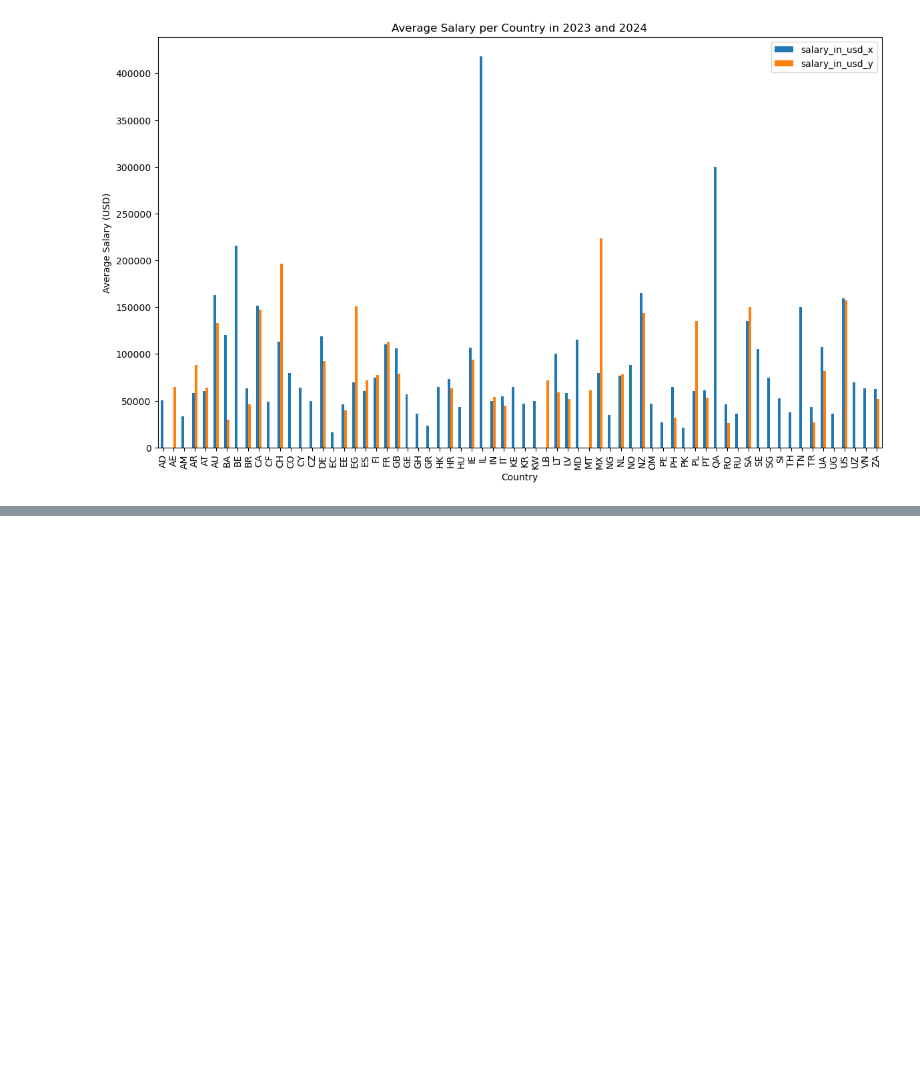
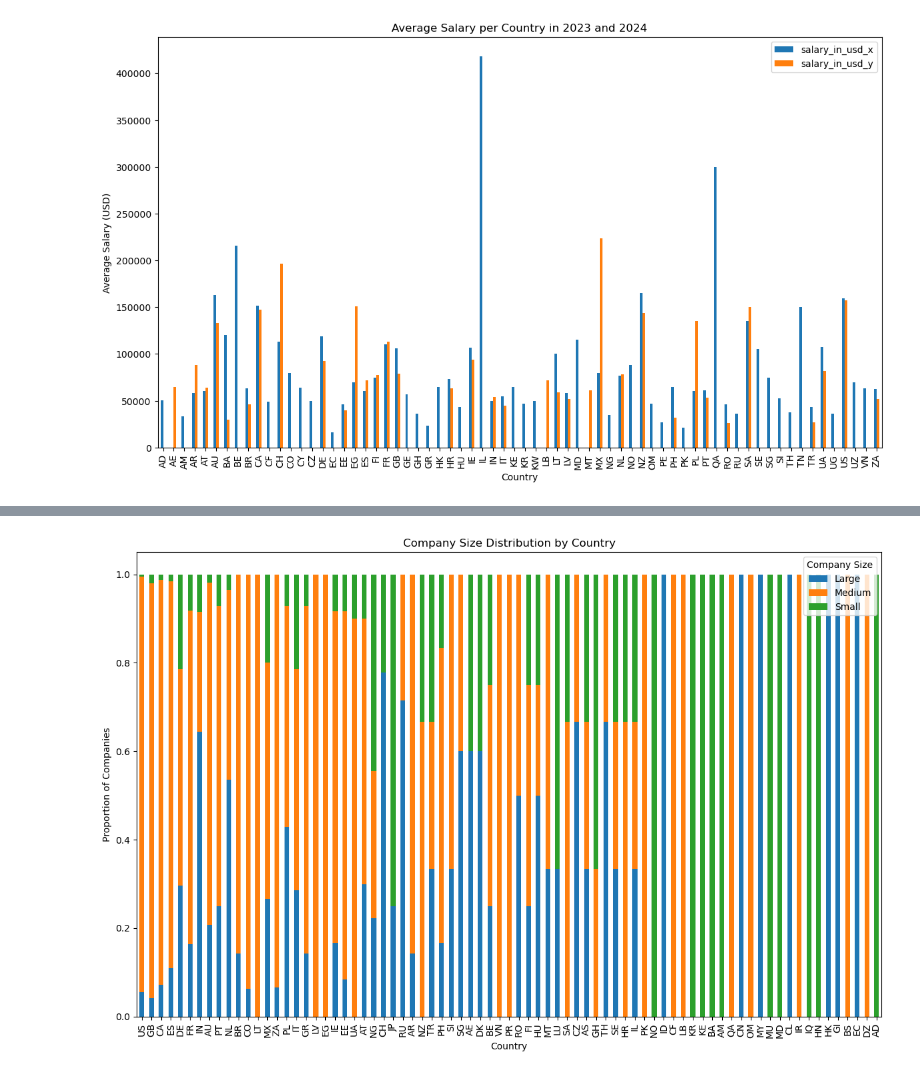
Before and after one commit to Starkilled1/Data-Salaries-2023-2024-analysis, a Jupyter notebook: Eugenio.ipynb, the cells around one changed output, grey strips where cells are left out. Drawn from its saved outputs; the diff is of its cells as text; code cells hidden in the pictures; blank space fills up the shorter version.

```diff
--- a/Eugenio.ipynb
+++ b/Eugenio.ipynb
@@ -134,0 +141,4 @@ plt.show()
+# %%
+# Group the data by company location and company size, and count the number of companies
+groupedcountries_data = salaries_df.groupby(['company_location', 'company_size']).size().unstack(fill_value=0)
+groupedcountries_data
@@ -134,0 +160,4 @@ plt.show()
+# %%
+# Calculate the total number of companies in each country
+groupedcountries_data['total_companies'] = groupedcountries_data.sum(axis=1)
+groupedcountries_data
@@ -134,0 +179,6 @@ plt.show()
+# %%
+# Calculate the proportion of each company size in each country (Large, Medium or Small)
+groupedcountries_data['Large'] = groupedcountries_data['L'] / groupedcountries_data['total_companies']
+groupedcountries_data['Medium'] = groupedcountries_data['M'] / groupedcountries_data['total_companies']
+groupedcountries_data['Small'] = groupedcountries_data['S'] / groupedcountries_data['total_companies']
+groupedcountries_data
@@ -134,0 +200,4 @@ plt.show()
+# %%
+# Sort the data by total number of companies
+groupedcountries_data = groupedcountries_data.sort_values(by='total_companies', ascending=False)
+groupedcountries_data
@@ -134,0 +219,15 @@ plt.show()
+# %%
+# Plot the Data
+fig, ax = plt.subplots(figsize=(12, 8))
+
+groupedcountries_data[['Large', 'Medium', 'Small']].plot(kind='bar', stacked=True, ax=ax)
+
+ax.set_title('Company Size Distribution by Country')
+ax.set_xlabel('Country')
+ax.set_ylabel('Proportion of Companies')
+ax.legend(title='Company Size')
+
+plt.tight_layout()
+plt.show()
+# %% [output]
+[figure, added]
```
Also changed, not shown: parts of 8 cells of this notebook.
